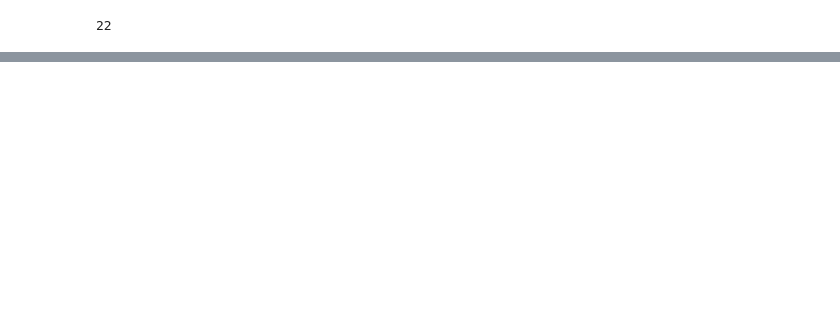
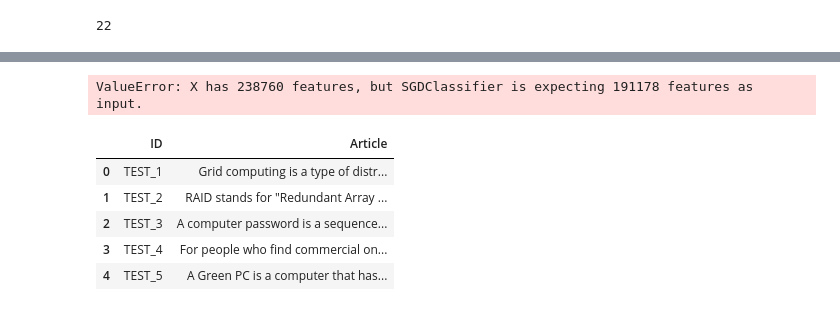
Before and after one commit to NevroHelios/AI-generated-text-detection, a Jupyter notebook: base.ipynb, the cells around one changed output, grey strips where cells are left out. Saved outputs shown, nothing was run; the diff lists cells and outputs as text; code cells hidden in the pictures; blank space fills up the shorter version.

Commit message:
preds

```diff
--- a/base.ipynb
+++ b/base.ipynb
@@ -335 +397,18 @@ with open('model_a980f955.pkl', 'wb') as f:
     pickle.dump(ensemble, f)
+# %%
+import pickle
+model = pickle.load(open('model_a980f955.pkl', 'rb'))
+y_pred = model.predict(tf_test)
+# score(test['target'].values, y_pred)
+# %% [output]
+ValueError: X has 238760 features, but SGDClassifier is expecting 191178 features as input.
+# %%
+test_sub = pd.read_csv('unlabelled_test2.csv')
+test_sub.head()
+# %% [output]
+|  | ID | Article |
+| 0 | TEST_1 | Grid computing is a type of distr... |
+| 1 | TEST_2 | RAID stands for "Redundant Array ... |
+| 2 | TEST_3 | A computer password is a sequence... |
+| 3 | TEST_4 | For people who find commercial on... |
+| 4 | TEST_5 | A Green PC is a computer that has... |
```
Also changed, not shown: parts of 23 cells of this notebook, 7 other files.
